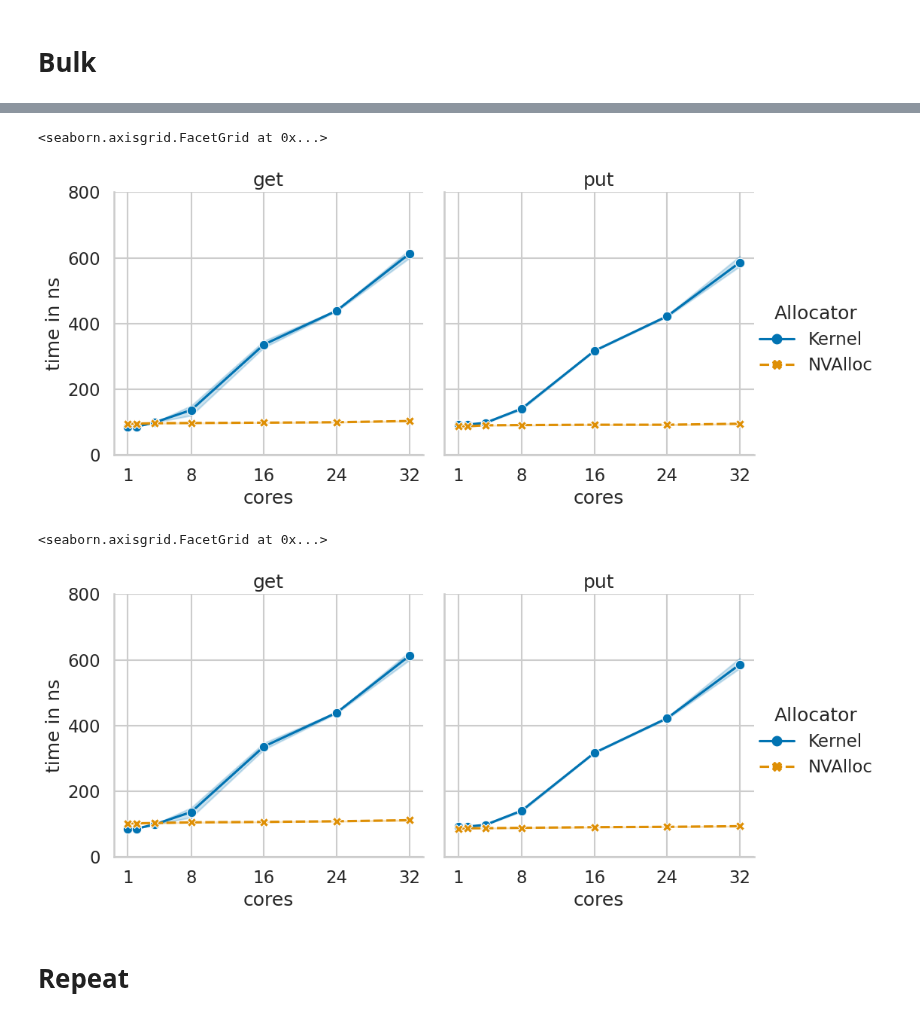
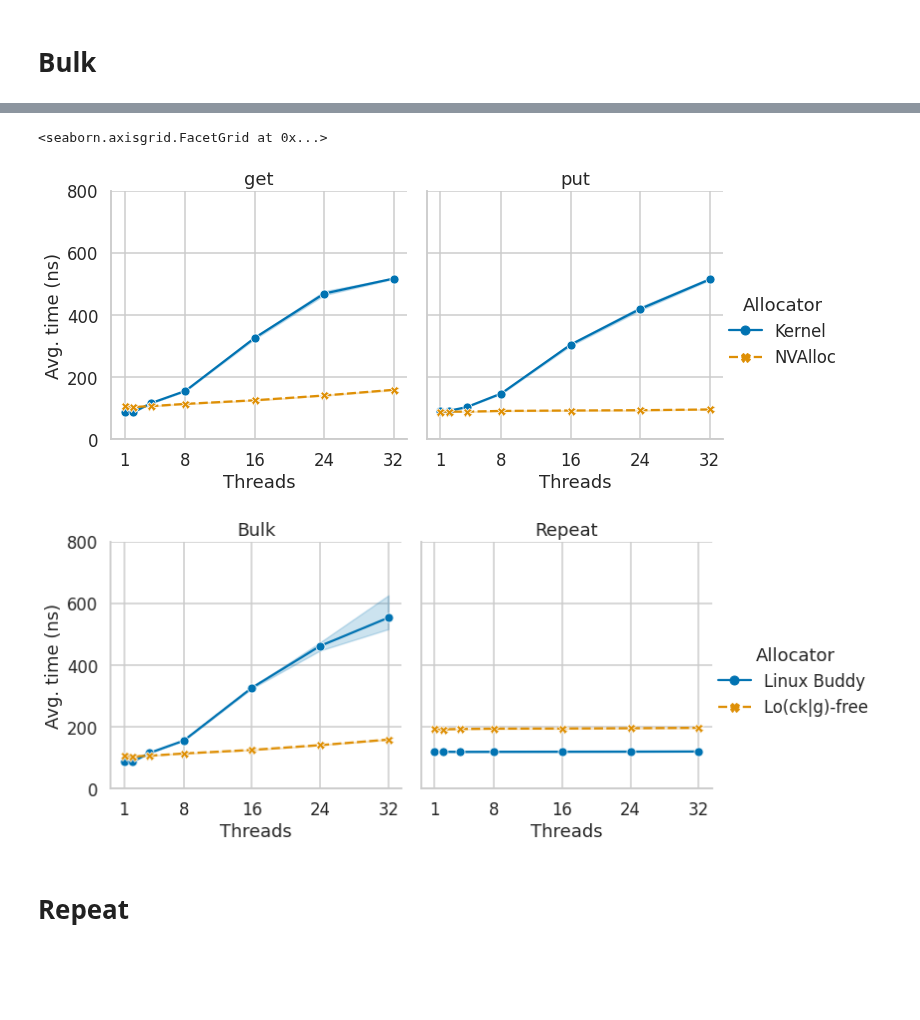
Before and after one commit to luhsra/llfree-bench, a Jupyter notebook: module.ipynb, the cells around one changed output, grey strips where cells are left out. Cells and saved outputs as stored; diff of their text form; code cells hidden in the pictures; blank space fills up the shorter version.

Commit message:
:sparkles: New benchmarks and results

```diff
--- a/module.ipynb
+++ b/module.ipynb
@@ -2,12 +2,14 @@
 from pathlib import Path
 import pandas as pd
 import seaborn as sns
+import matplotlib
+
 
 sns.set_style("whitegrid")
 sns.set_context("talk", font_scale=1)
 sns.set_palette("colorblind")
 
-nvalloc = Path("module/220907-181226")
-buddy = Path("module/220907-170957")
+nvalloc = Path("module/220930-174852")
+buddy = Path("module/220930-174707")
 # %% [markdown]
 # Bulk
@@ -32,39 +60,52 @@ g = sns.relplot(data=pgd, kind="line", x="cores", y="time",
 g.set(xticks=[1, 8, 16, 24, 32])
 g.set(ylim=(0, 800))
 g.legend.set_title("Allocator")
-g.set(ylabel="time in ns")
-g.set(xlabel="cores")
+g.set(ylabel="Avg. time (ns)")
+g.set(xlabel="Threads")
 g.set_titles("{col_name}")
 # %% [output]
 <seaborn.axisgrid.FacetGrid at 0x...>
-[figure, old version]
+[figure, new version]
 # %%
-nvalloc_d = pd.read_csv(nvalloc / "bulk" / "out.csv")
-nvalloc_d["alloc"] = "NVAlloc"
-buddy_d = pd.read_csv(buddy / "bulk" / "out.csv")
+b_nvalloc_d = pd.read_csv(nvalloc / "bulk" / "out.csv")
+b_nvalloc_d["alloc"] = "Lo(ck|g)-free "
+b_nvalloc_d["bench"] = "Bulk"
+b_buddy_d = pd.read_csv(buddy / "bulk" / "out.csv")
+b_buddy_d["alloc"] = "Linux Buddy"
+b_buddy_d["bench"] = "Bulk"
 
-pgd = pd.concat([nvalloc_d, buddy_d], ignore_index=True)
-pgd = pgd[pgd["iteration"] != 0]
-pgd["cores"] = pgd["x"]
-pgd["get"] = pgd["get_avg"]
-pgd["put"] = pgd["put_avg"]
-pgd = pgd[["cores", "alloc", "get", "put"]].melt(
-    id_vars=["cores", "alloc"],
-    value_vars=["get", "put"], value_name="time")
+
+r_nvalloc_d = pd.read_csv(nvalloc / "repeat" / "out.csv")
+r_nvalloc_d["alloc"] = "Lo(ck|g)-free "
+r_nvalloc_d["bench"] = "Repeat"
+r_buddy_d = pd.read_csv(buddy / "repeat" / "out.csv")
+r_buddy_d["alloc"] = "Linux Buddy"
+r_buddy_d["bench"] = "Repeat"
+
+data = pd.concat([b_nvalloc_d, b_buddy_d, r_nvalloc_d,
+                 r_buddy_d], ignore_index=True)
+data["cores"] = data["x"]
+data["time"] = data["get_avg"]
+
+
+# data = data[["cores", "alloc", "bench", "get"]].melt(
+#     id_vars=["cores", "alloc", "bench"],
+#     value_vars=["get"], value_name="time")
+
 # pgd = pgd.groupby(["cores", "alloc", "variable", "mem"]).min()
-order = ["Kernel", "NVAlloc"]
-g = sns.relplot(data=pgd, kind="line", x="cores", y="time",
-                col="variable", style="alloc", hue="alloc", markers=True,
-                style_order=order, hue_order=order)
+order = ["Linux Buddy", "Lo(ck|g)-free "]
+g = sns.relplot(data=data, kind="line", x="cores", y="time",
+                col="bench", style="alloc", hue="alloc", markers=True,
+                style_order=order, hue_order=order, legend="brief")
 g.set(xticks=[1, 8, 16, 24, 32])
 g.set(ylim=(0, 800))
 g.legend.set_title("Allocator")
-g.set(ylabel="time in ns")
-g.set(xlabel="cores")
+g.set(ylabel="Avg. time (ns)")
+g.set(xlabel="Threads")
 g.set_titles("{col_name}")
+# g.savefig("module-presentation.pdf")
 # %% [output]
-<seaborn.axisgrid.FacetGrid at 0x...>
-[figure, old version]
+[figure, new version]
 # %% [markdown]
 # Repeat
 # %%
```
Also changed, not shown: parts of 5 cells of this notebook, 6 other files.
